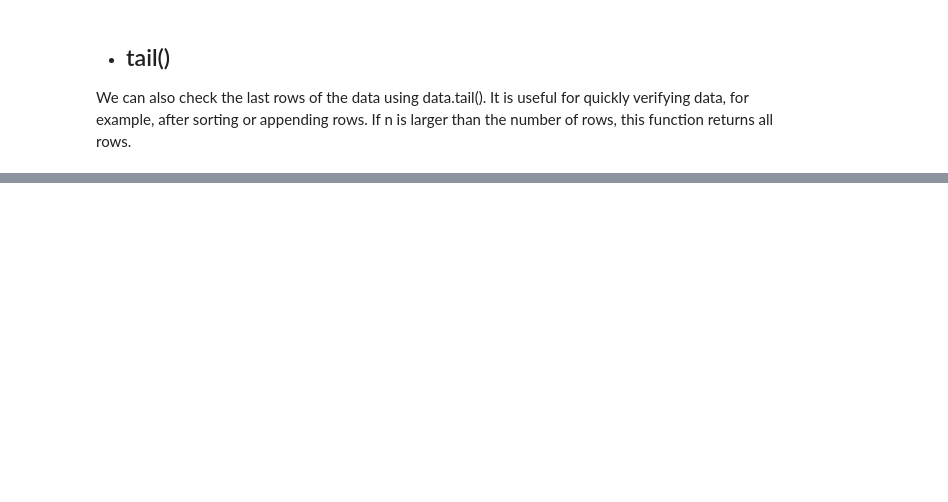
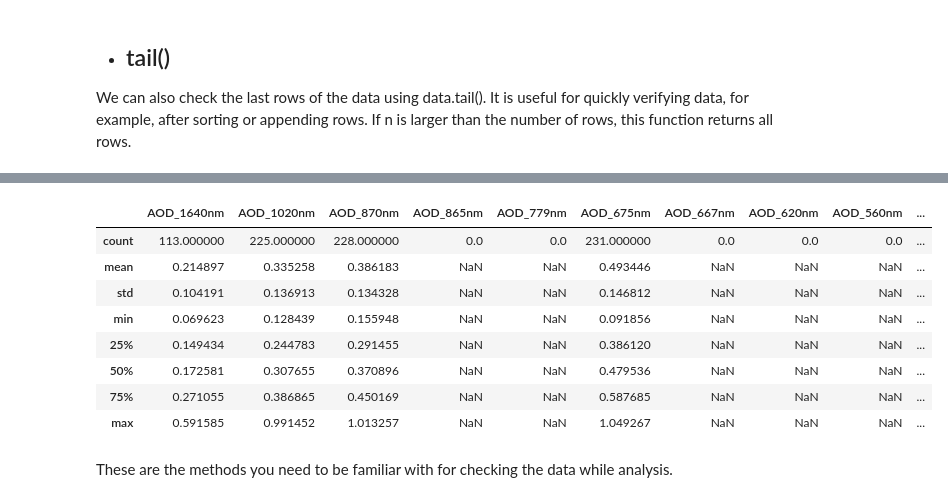
Before and after one commit to maluajai1/GIS-ish, a Jupyter notebook: Pandas/pandas-check.ipynb, the cells around one changed output, grey strips where cells are left out. Drawn from its saved outputs; the diff is of its cells as text; code cells hidden in the pictures; blank space fills up the shorter version.

Commit message:
Pandas Check

```diff
--- a/Pandas/pandas-check.ipynb
+++ b/Pandas/pandas-check.ipynb
@@ -50,3 +52,5 @@ data
+# %%
+pd.set_option('display.max_columns', 112)
 # %% [markdown]
 - ## head()
 
@@ -81,0 +118,15 @@ data.tail()
+# %%
+data.describe()
+# %% [output]
+|  | AOD_1640nm | AOD_1020nm | AOD_870nm | AOD_865nm | AOD_779nm | AOD_675nm | AOD_667nm | AOD_620nm | AOD_560nm | ... |
+| count | 113.000000 | 225.000000 | 228.000000 | 0.0 | 0.0 | 231.000000 | 0.0 | 0.0 | 0.0 | ... |
+| mean | 0.214897 | 0.335258 | 0.386183 | NaN | NaN | 0.493446 | NaN | NaN | NaN | ... |
+| std | 0.104191 | 0.136913 | 0.134328 | NaN | NaN | 0.146812 | NaN | NaN | NaN | ... |
+| min | 0.069623 | 0.128439 | 0.155948 | NaN | NaN | 0.091856 | NaN | NaN | NaN | ... |
+| 25% | 0.149434 | 0.244783 | 0.291455 | NaN | NaN | 0.386120 | NaN | NaN | NaN | ... |
+| 50% | 0.172581 | 0.307655 | 0.370896 | NaN | NaN | 0.479536 | NaN | NaN | NaN | ... |
+| 75% | 0.271055 | 0.386865 | 0.450169 | NaN | NaN | 0.587685 | NaN | NaN | NaN | ... |
+| max | 0.591585 | 0.991452 | 1.013257 | NaN | NaN | 1.049267 | NaN | NaN | NaN | ... |
+# %% [markdown]
+
+These are the methods you need to be familiar with for checking the data while analysis.
```
Also changed, not shown: parts of 11 cells of this notebook.
